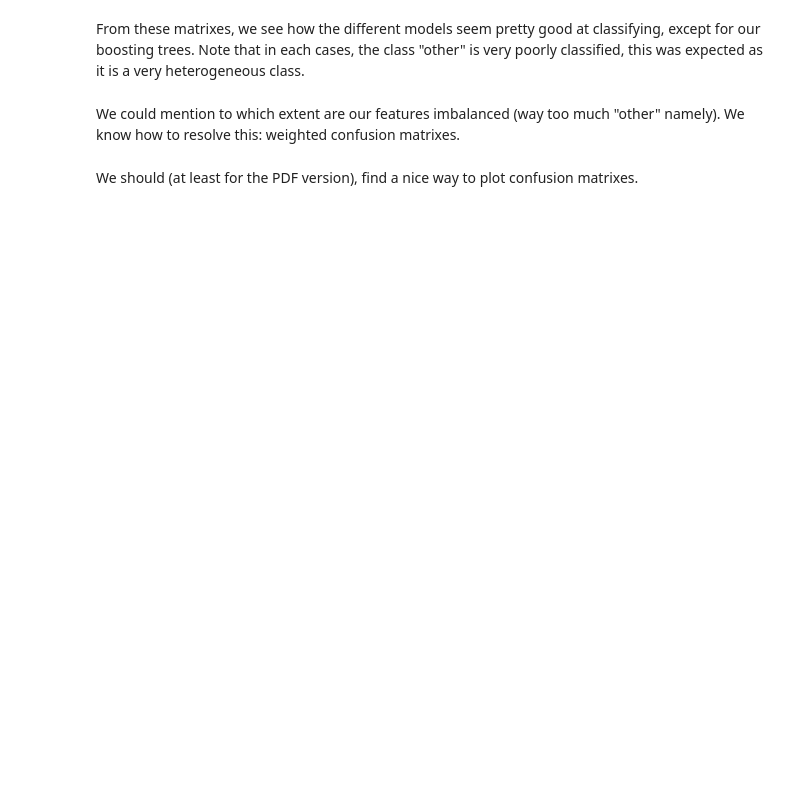
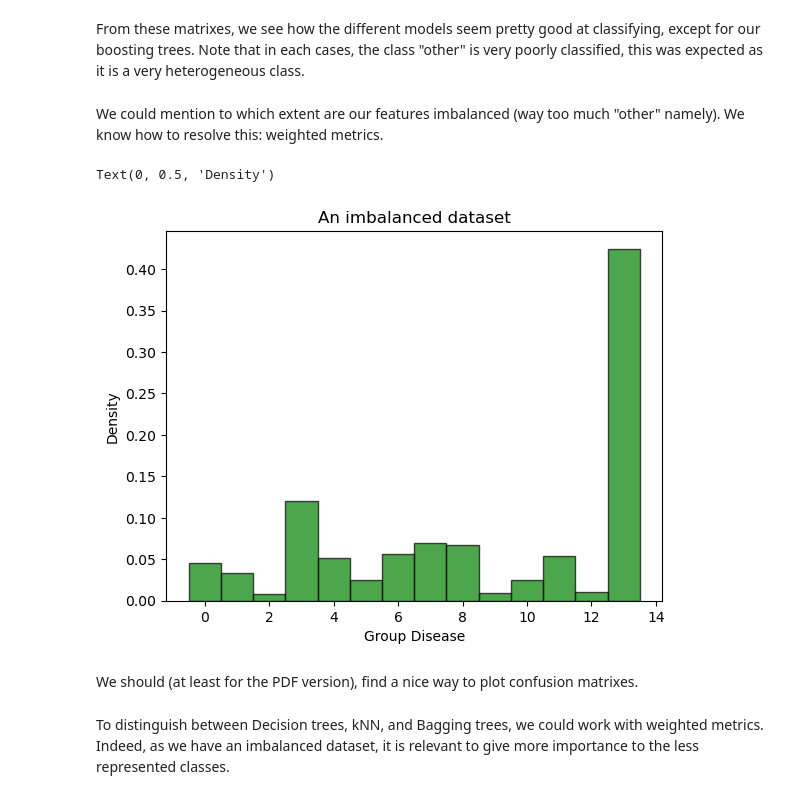
Before and after one commit to anthonyrocher/machine_learning_project, a Jupyter notebook: project.ipynb, the cells around one changed output. Drawn from its saved outputs; the diff is of its cells as text; code cells hidden in the pictures; blank space fills up the shorter version.

```diff
--- a/project.ipynb
+++ b/project.ipynb
@@ -72,9 +69,7 @@ Length: 379, dtype: int64
 # Let's take a look at the number of diseases we have:
 len(df["diseases"].unique())
 # There are 773 of them, let's take a look some of them:
-#for disease in df_sample["diseases"].unique():
-#    print(f"number of {disease}: {df_sample["diseases"].value_counts()[disease]}")
+for disease in df_sample["diseases"].unique():
+    print(f"number of {disease}: {df_sample["diseases"].value_counts()[disease]}")
 # Some are numerous, others are few
-#print(df["diseases"].value_counts())
-(df["diseases"] == 'tumor').any
 # %% [output]
@@ -520,6 +593,16 @@ plot_mean_cm(mean_cm = results["Boosting Trees"]["Mean CM"], model_name = "Boost
 # %% [markdown]
 From these matrixes, we see how the different models seem pretty good at classifying, except for our boosting trees. Note that in each cases, the class "other" is very poorly classified, this was expected as it is a very heterogeneous class.
 # %% [markdown]
-We could mention to which extent are our features imbalanced (way too much "other" namely). We know how to resolve this: weighted confusion matrixes.
+We could mention to which extent are our features imbalanced (way too much "other" namely). We know how to resolve this: weighted metrics.
+# %%
+plt.hist(df_method1["Response"], bins=np.arange(0, 15) - 0.5, edgecolor="black", alpha=0.7, color="green", density=True)
+plt.title("An imbalanced dataset")
+plt.xlabel("Group Disease")
+plt.ylabel("Density")
+# %% [output]
+Text(0, 0.5, 'Density')
+[figure, added]
 # %% [markdown]
 We should (at least for the PDF version), find a nice way to plot confusion matrixes.
+# %% [markdown]
+To distinguish between Decision trees, kNN, and Bagging trees, we could work with weighted metrics. Indeed, as we have an imbalanced dataset, it is relevant to give more importance to the less represented classes.
```
Also changed, not shown: parts of 26 cells of this notebook, 2 other files.
